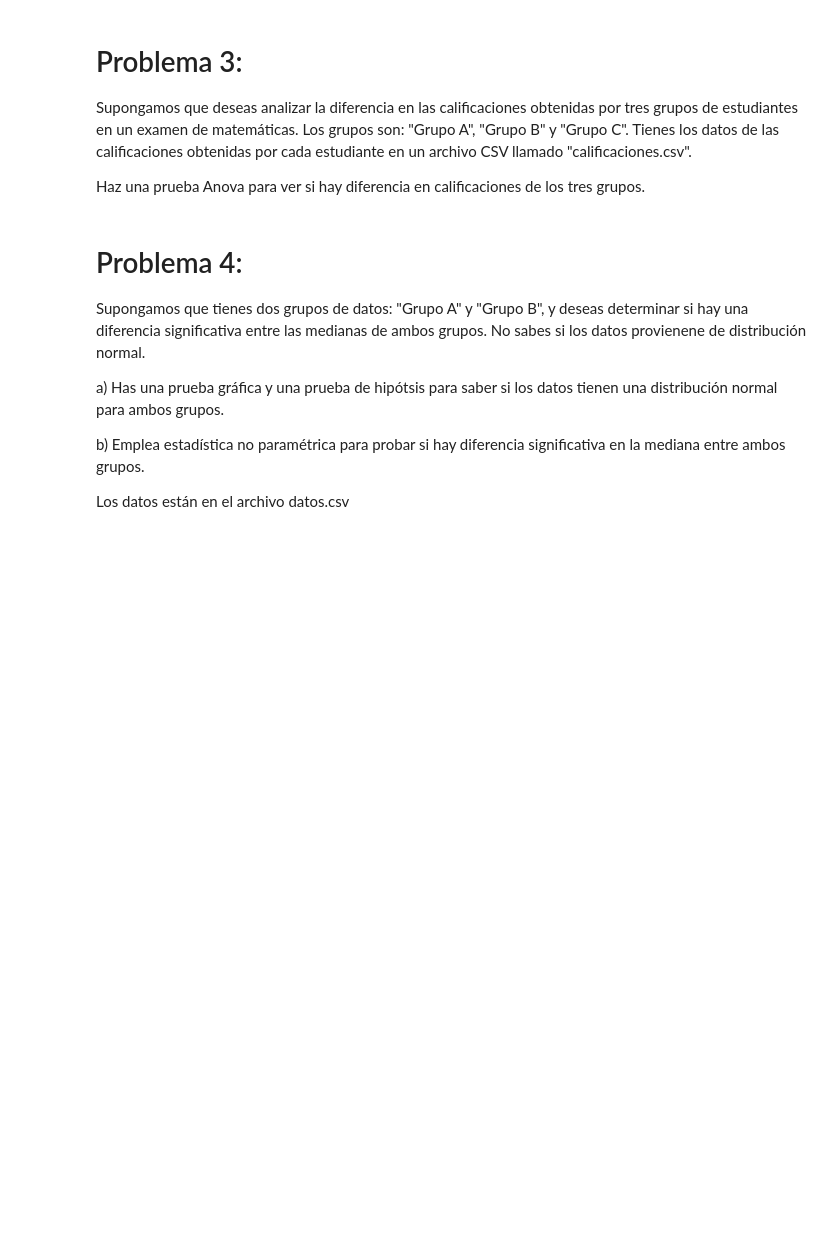
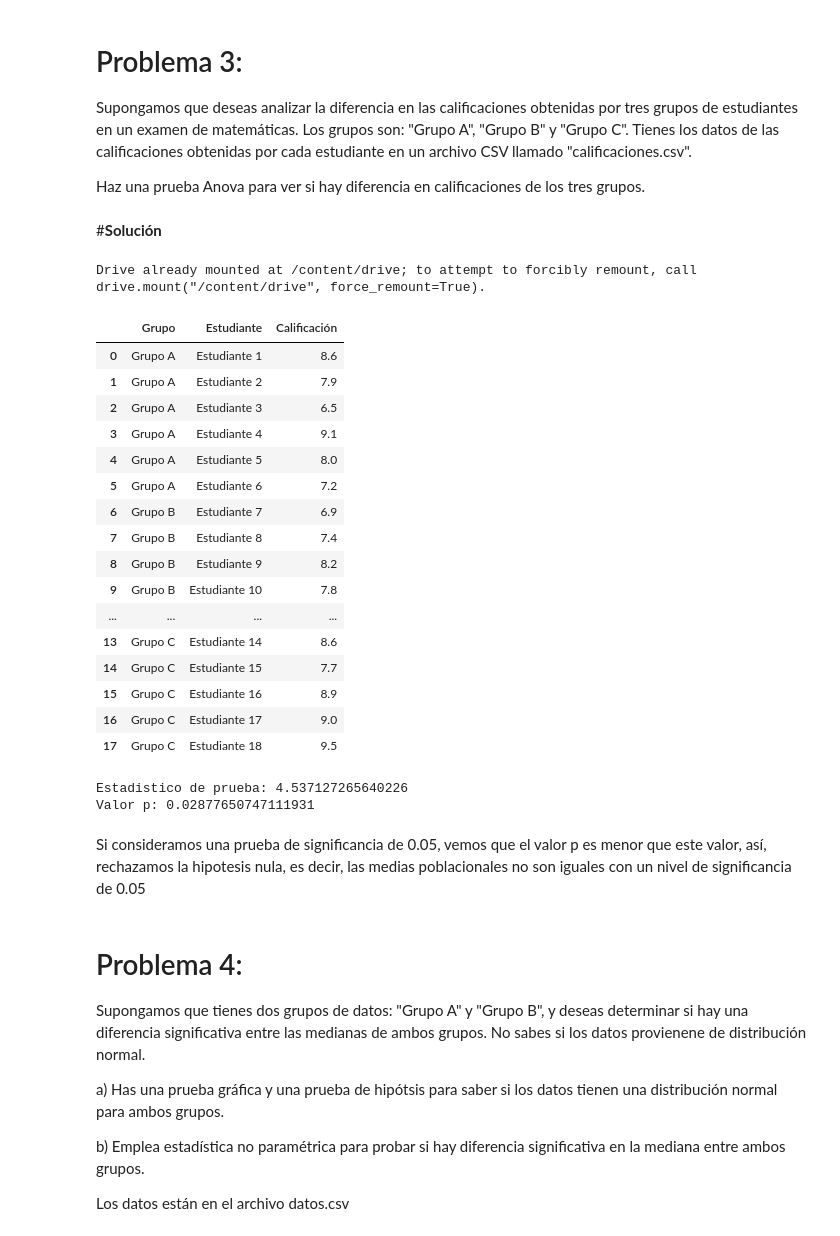
Before and after one commit to HugoMagos0725/Analisis_de_datos, a Jupyter notebook: Tarea_2_Inferencia_Estadistica.ipynb, the cells around one changed output. Drawn from its saved outputs; the diff is of its cells as text; code cells hidden in the pictures; blank space fills up the shorter version.

Commit message:
Resolución del ejercicio 3, no hubo ningún problema en particular, solo tal vez recordar los métodos que tiene un DataFrame, e investigar sobre la función 'f_oneway'

```diff
--- a/Tarea_2_Inferencia_Estadistica.ipynb
+++ b/Tarea_2_Inferencia_Estadistica.ipynb
@@ -227,6 +227,50 @@ El intervalo de confianza de la media mu del 95% es:
 Supongamos que deseas analizar la diferencia en las calificaciones obtenidas por tres grupos de estudiantes en un examen de matemáticas. Los grupos son: "Grupo A", "Grupo B" y "Grupo C". Tienes los datos de las calificaciones obtenidas por cada estudiante en un archivo CSV llamado "calificaciones.csv".
 
 Haz una prueba Anova para ver si hay diferencia en calificaciones de los tres grupos.
+# %% [markdown]
+#**Solución**
+# %%
+from google.colab import drive
+import pandas as pd
+drive.mount('/content/drive')
+
+df=pd.read_csv('/content/drive/MyDrive/calificaciones.csv')
+df
+# %% [output]
+Drive already mounted at /content/drive; to attempt to forcibly remount, call drive.mount("/content/drive", force_remount=True).
+|  | Grupo | Estudiante | Calificación |
+| 0 | Grupo A | Estudiante 1 | 8.6 |
+| 1 | Grupo A | Estudiante 2 | 7.9 |
+| 2 | Grupo A | Estudiante 3 | 6.5 |
+| 3 | Grupo A | Estudiante 4 | 9.1 |
+| 4 | Grupo A | Estudiante 5 | 8.0 |
+| 5 | Grupo A | Estudiante 6 | 7.2 |
+| 6 | Grupo B | Estudiante 7 | 6.9 |
+| 7 | Grupo B | Estudiante 8 | 7.4 |
+| 8 | Grupo B | Estudiante 9 | 8.2 |
+| 9 | Grupo B | Estudiante 10 | 7.8 |
+| ... | ... | ... | ... |
+| 13 | Grupo C | Estudiante 14 | 8.6 |
+| 14 | Grupo C | Estudiante 15 | 7.7 |
+| 15 | Grupo C | Estudiante 16 | 8.9 |
+| 16 | Grupo C | Estudiante 17 | 9.0 |
+| 17 | Grupo C | Estudiante 18 | 9.5 |
+# %%
+from scipy.stats import f_oneway
+
+a=df[df['Grupo']=='Grupo A']['Calificación'].to_list()
+b=df[df['Grupo']=='Grupo B']['Calificación'].to_list()
+c=df[df['Grupo']=='Grupo C']['Calificación'].to_list()
+
+est,p_val=f_oneway(a,b,c)
+
+print('Estadistico de prueba:',est)
+print('Valor p:', p_val)
+# %% [output]
+Estadistico de prueba: 4.537127265640226
+Valor p: 0.02877650747111931
+# %% [markdown]
+Si consideramos una prueba de significancia de 0.05, vemos que el valor p es menor que este valor, así, rechazamos la hipotesis nula, es decir, las medias poblacionales no son iguales con un nivel de significancia de 0.05
 # %% [markdown]
 # Problema 4:
 
```
